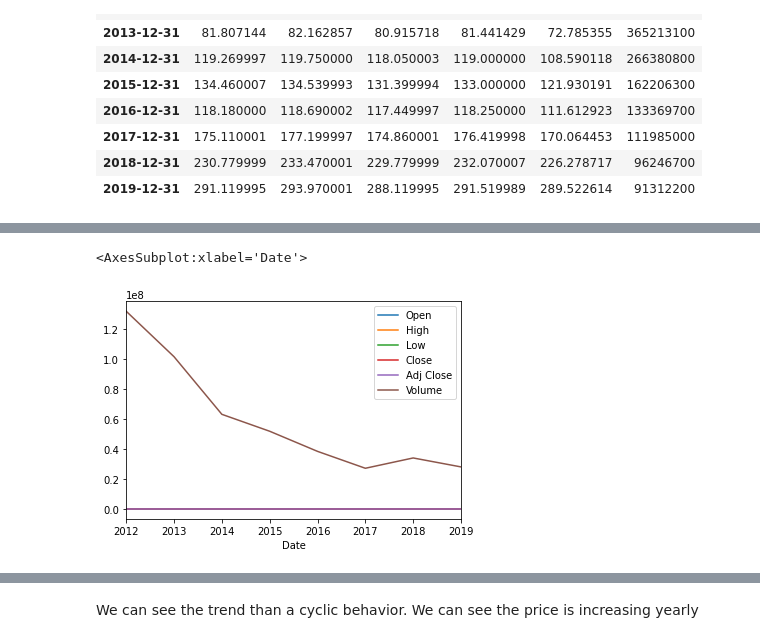
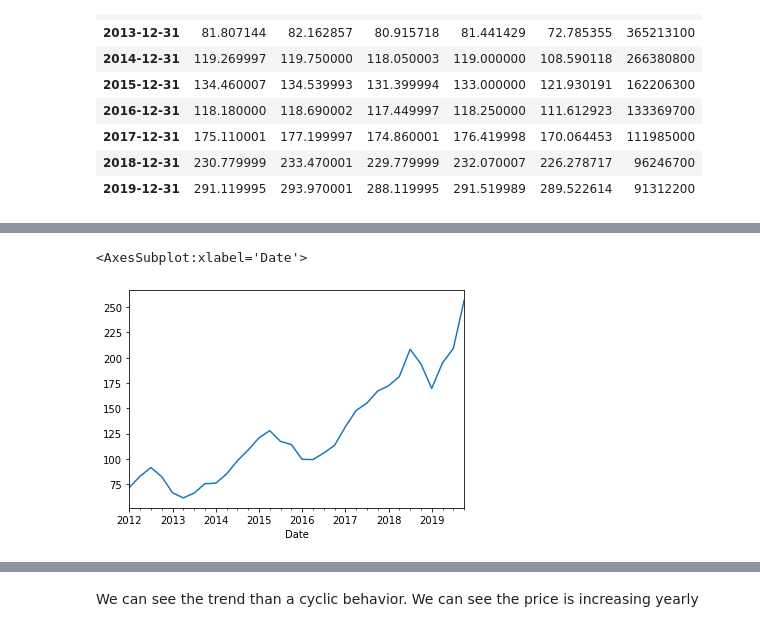
Before and after one commit to rohit98ckd/DS_Pythoncode, a Jupyter notebook: Time series EDA.ipynb, the cells around one changed output, grey strips where cells are left out. Drawn from its saved outputs; the diff is of its cells as text; code cells hidden in the pictures.

```diff
--- a/Time series EDA.ipynb
+++ b/Time series EDA.ipynb
@@ -122,5 +124,5 @@ data.resample(rule= 'BA').max()
 # %%
-data.resample(rule= 'BA').mean().plot(kind="line")
+data.resample(rule= 'Q').mean()['Close'].plot(kind="line")
 # %% [output]
 <AxesSubplot:xlabel='Date'>
-[figure, old version]
+[figure, new version]
```
Also changed, not shown: parts of 51 cells of this notebook.
